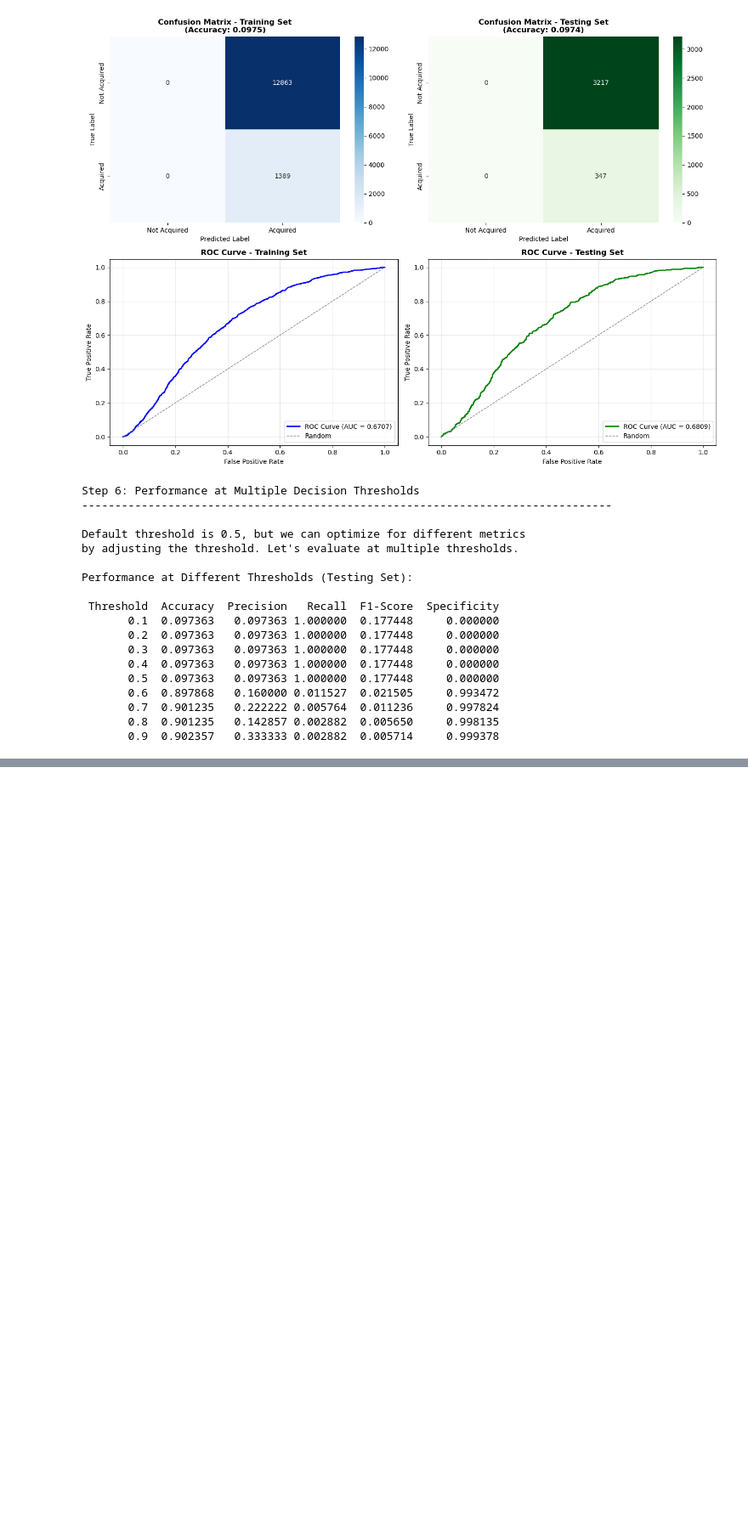
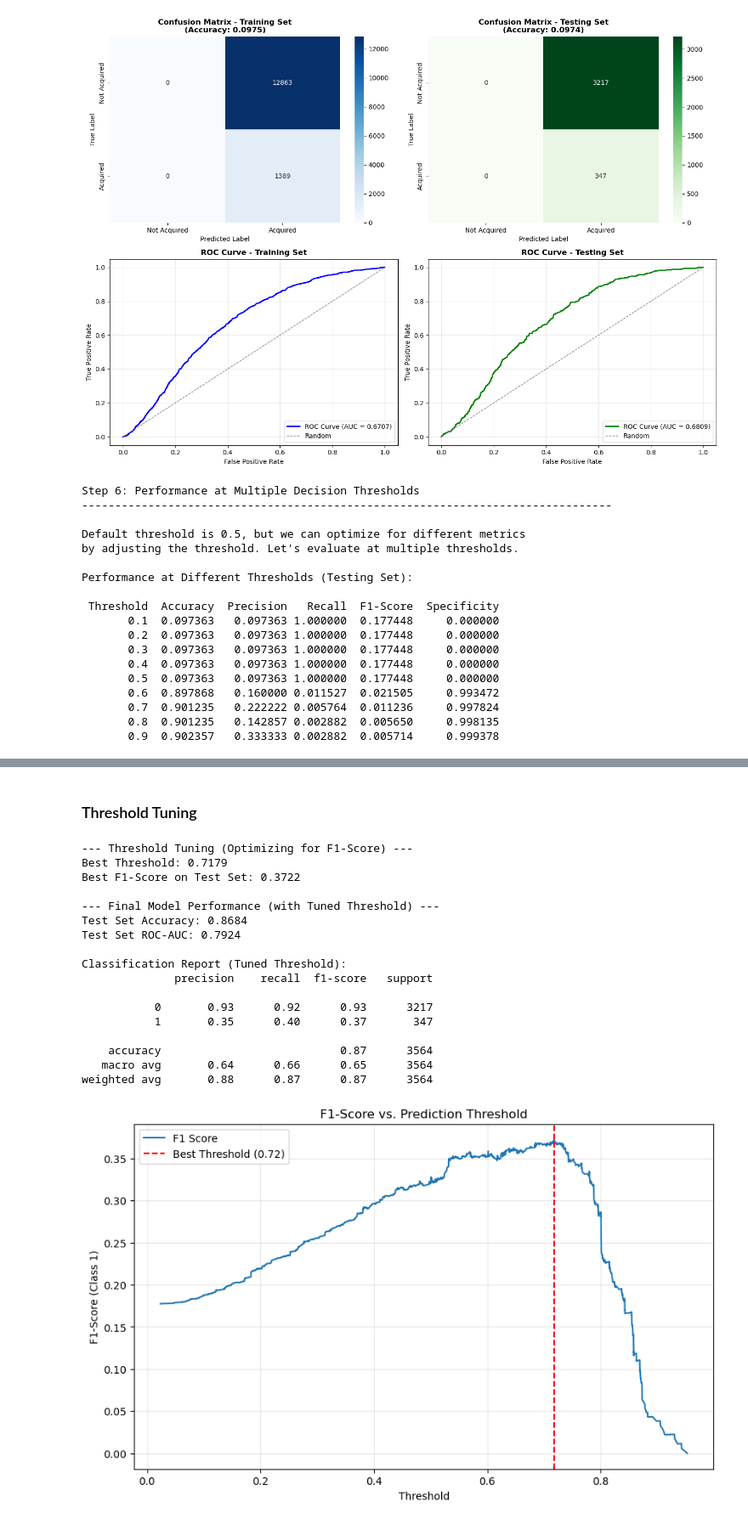
Before and after one commit to othmane-zizi-pro/logistic-regression-startup-exits, a Jupyter notebook: MGSC661 Startup Exits.ipynb, the cells around one changed output, grey strips where cells are left out. Shown at 85% size. Drawn from its saved outputs; the diff is of its cells as text; code cells hidden in the pictures; blank space fills up the shorter version.

Commit message:
Tuned sklearn predictive model and compared to previous iteration

```diff
--- a/MGSC661 Startup Exits.ipynb
+++ b/MGSC661 Startup Exits.ipynb
@@ -2650,0 +2704,60 @@ Performance at Different Thresholds (Testing Set):
+# %% [markdown]
+### Threshold Tuning
+# %%
+from sklearn.metrics import f1_score, precision_recall_curve
+import numpy as np
+import matplotlib.pyplot as plt
+
+# Find the Optimal Threshold using Precision-Recall Curve
+precision, recall, thresholds = precision_recall_curve(y_test, y_proba_tuned)
+
+# Calculate F1 score for each threshold (ignoring the last threshold)
+f1_scores = 2 * (precision[:-1] * recall[:-1]) / (precision[:-1] + recall[:-1] + 1e-9)
+
+# Find the threshold that gives the maximum F1 score
+best_threshold = thresholds[np.argmax(f1_scores)]
+best_f1 = np.max(f1_scores)
+
+print(f"--- Threshold Tuning (Optimizing for F1-Score) ---")
+print(f"Best Threshold: {best_threshold:.4f}")
+print(f"Best F1-Score on Test Set: {best_f1:.4f}")
+
+# --- 2. Apply the new threshold to get final predictions ---
+y_pred_thresholded = (y_proba_tuned >= best_threshold).astype(int)
+
+# --- 3. Display the final performance with the new threshold ---
+print("\n--- Final Model Performance (with Tuned Threshold) ---")
+print(f"Test Set Accuracy: {accuracy_score(y_test, y_pred_thresholded):.4f}")
+print(f"Test Set ROC-AUC: {roc_auc_score(y_test, y_proba_tuned):.4f}")
+print("\nClassification Report (Tuned Threshold):")
+print(classification_report(y_test, y_pred_thresholded))
+
+# --- 4. (Optional) Plot the F1 Score vs. Threshold ---
+plt.figure(figsize=(10, 6))
+plt.plot(thresholds, f1_scores, label='F1 Score')
+plt.axvline(best_threshold, color='red', linestyle='--', label=f'Best Threshold ({best_threshold:.2f})')
+plt.xlabel('Threshold')
+plt.ylabel('F1-Score (Class 1)')
+plt.title('F1-Score vs. Prediction Threshold')
+plt.legend()
+plt.grid(True, alpha=0.3)
+plt.show()
+# %% [output]
+--- Threshold Tuning (Optimizing for F1-Score) ---
+Best Threshold: 0.7179
+Best F1-Score on Test Set: 0.3722
+
+--- Final Model Performance (with Tuned Threshold) ---
+Test Set Accuracy: 0.8684
+Test Set ROC-AUC: 0.7924
+
+Classification Report (Tuned Threshold):
+              precision    recall  f1-score   support
+
+           0       0.93      0.92      0.93      3217
+           1       0.35      0.40      0.37       347
+
+    accuracy                           0.87      3564
+   macro avg       0.64      0.66      0.65      3564
+weighted avg       0.88      0.87      0.87      3564
+[figure, added]
```
Also changed, not shown: parts of 10 cells of this notebook, 2 other files.
